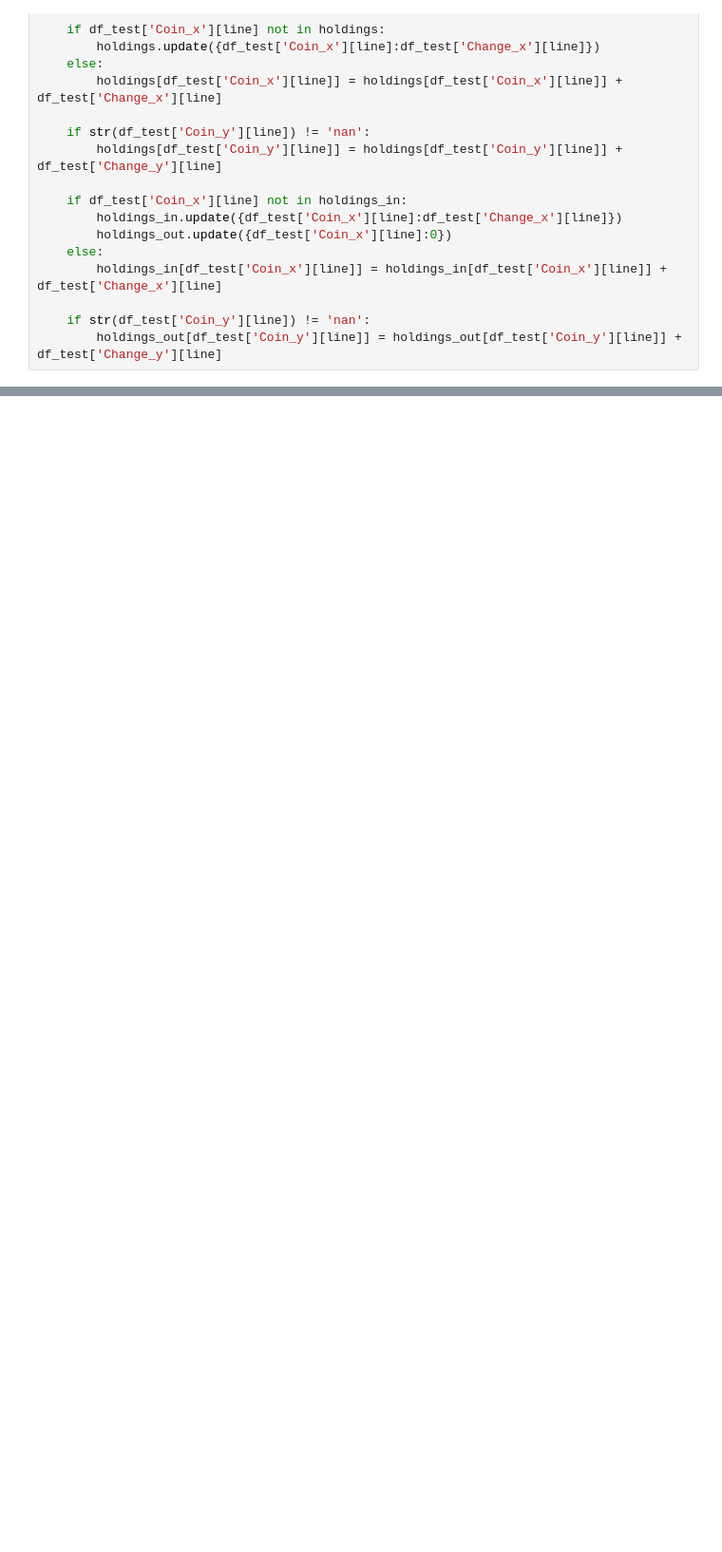
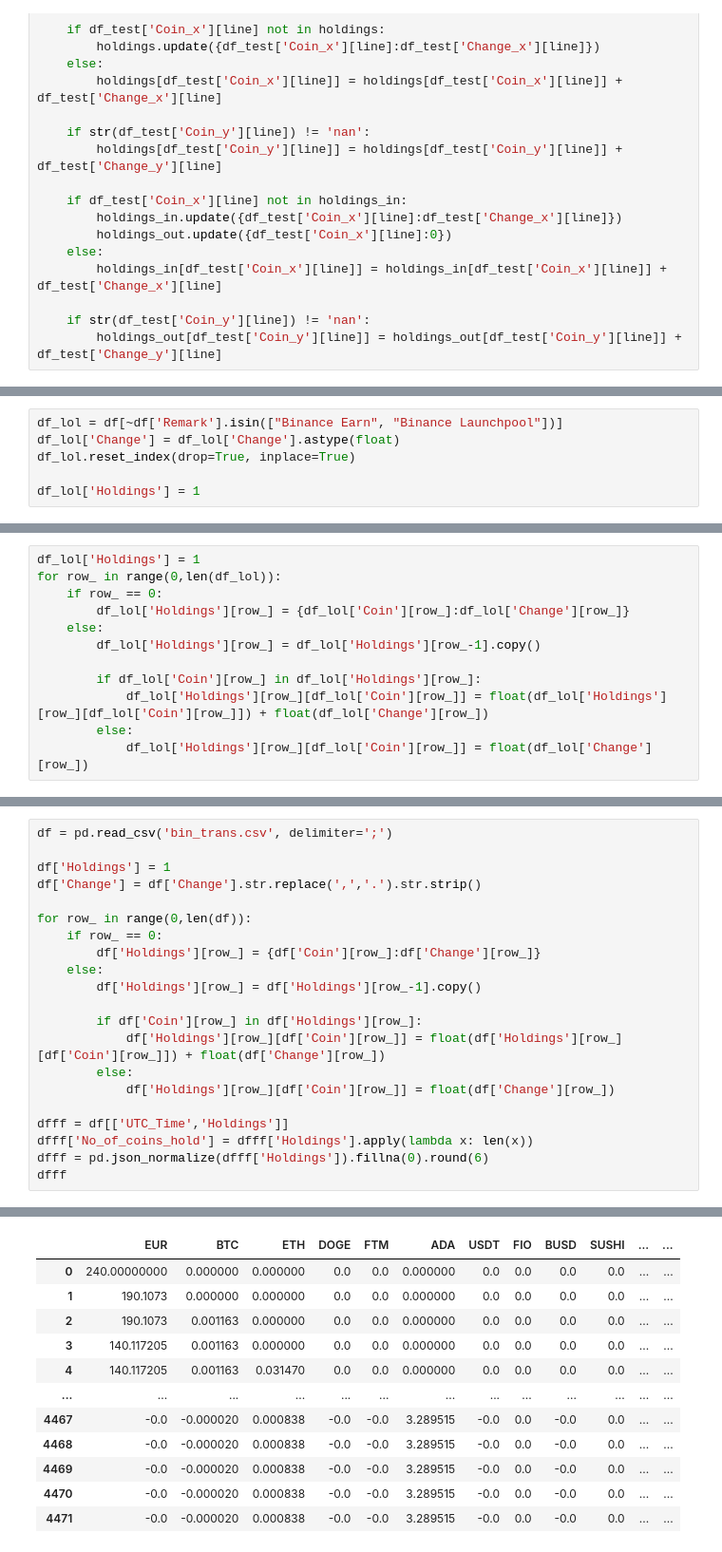
Before and after one commit to MyGoDisR/transaction_analysis_v2, a Jupyter notebook: binance_trans.ipynb, the cells around one changed output, grey strips where cells are left out. Shown at 95% size. Cells and saved outputs as stored; diff of their text form; blank space fills up the shorter version.

```diff
--- a/binance_trans.ipynb
+++ b/binance_trans.ipynb
@@ -293,0 +261,6 @@ holdings = {}
+# %%
+df_lol = df[~df['Remark'].isin(["Binance Earn", "Binance Launchpool"])]
+df_lol['Change'] = df_lol['Change'].astype(float)
+df_lol.reset_index(drop=True, inplace=True)
+
+df_lol['Holdings'] = 1
@@ -293,0 +278,12 @@ holdings = {}
+# %%
+df_lol['Holdings'] = 1
+for row_ in range(0,len(df_lol)):
+    if row_ == 0:
+        df_lol['Holdings'][row_] = {df_lol['Coin'][row_]:df_lol['Change'][row_]}
+    else:
+        df_lol['Holdings'][row_] = df_lol['Holdings'][row_-1].copy()
+
+        if df_lol['Coin'][row_] in df_lol['Holdings'][row_]:
+            df_lol['Holdings'][row_][df_lol['Coin'][row_]] = float(df_lol['Holdings'][row_][df_lol['Coin'][row_]]) + float(df_lol['Change'][row_])
+        else:
+            df_lol['Holdings'][row_][df_lol['Coin'][row_]] = float(df_lol['Change'][row_])
@@ -293,0 +346,22 @@ holdings = {}
+# %%
+df = pd.read_csv('bin_trans.csv', delimiter=';')
+
+df['Holdings'] = 1
+df['Change'] = df['Change'].str.replace(',','.').str.strip()
+
+for row_ in range(0,len(df)):
+    if row_ == 0:
+        df['Holdings'][row_] = {df['Coin'][row_]:df['Change'][row_]}
+    else:
+        df['Holdings'][row_] = df['Holdings'][row_-1].copy()
+
+        if df['Coin'][row_] in df['Holdings'][row_]:
+            df['Holdings'][row_][df['Coin'][row_]] = float(df['Holdings'][row_][df['Coin'][row_]]) + float(df['Change'][row_])
+        else:
+            df['Holdings'][row_][df['Coin'][row_]] = float(df['Change'][row_])
+
+dfff = df[['UTC_Time','Holdings']]
+dfff['No_of_coins_hold'] = dfff['Holdings'].apply(lambda x: len(x))
+dfff = pd.json_normalize(dfff['Holdings']).fillna(0).round(6)
+dfff
+# %% [output]
@@ -293,0 +387,12 @@ holdings = {}
+|  | EUR | BTC | ETH | DOGE | FTM | ADA | USDT | FIO | BUSD | SUSHI | ... | ... |
+| 0 | 240.00000000 | 0.000000 | 0.000000 | 0.0 | 0.0 | 0.000000 | 0.0 | 0.0 | 0.0 | 0.0 | ... | ... |
+| 1 | 190.1073 | 0.000000 | 0.000000 | 0.0 | 0.0 | 0.000000 | 0.0 | 0.0 | 0.0 | 0.0 | ... | ... |
+| 2 | 190.1073 | 0.001163 | 0.000000 | 0.0 | 0.0 | 0.000000 | 0.0 | 0.0 | 0.0 | 0.0 | ... | ... |
+| 3 | 140.117205 | 0.001163 | 0.000000 | 0.0 | 0.0 | 0.000000 | 0.0 | 0.0 | 0.0 | 0.0 | ... | ... |
+| 4 | 140.117205 | 0.001163 | 0.031470 | 0.0 | 0.0 | 0.000000 | 0.0 | 0.0 | 0.0 | 0.0 | ... | ... |
+| ... | ... | ... | ... | ... | ... | ... | ... | ... | ... | ... | ... | ... |
+| 4467 | -0.0 | -0.000020 | 0.000838 | -0.0 | -0.0 | 3.289515 | -0.0 | 0.0 | -0.0 | 0.0 | ... | ... |
+| 4468 | -0.0 | -0.000020 | 0.000838 | -0.0 | -0.0 | 3.289515 | -0.0 | 0.0 | -0.0 | 0.0 | ... | ... |
+| 4469 | -0.0 | -0.000020 | 0.000838 | -0.0 | -0.0 | 3.289515 | -0.0 | 0.0 | -0.0 | 0.0 | ... | ... |
+| 4470 | -0.0 | -0.000020 | 0.000838 | -0.0 | -0.0 | 3.289515 | -0.0 | 0.0 | -0.0 | 0.0 | ... | ... |
+| 4471 | -0.0 | -0.000020 | 0.000838 | -0.0 | -0.0 | 3.289515 | -0.0 | 0.0 | -0.0 | 0.0 | ... | ... |
```
Also changed, not shown: parts of 49 cells of this notebook, 20 other files.
